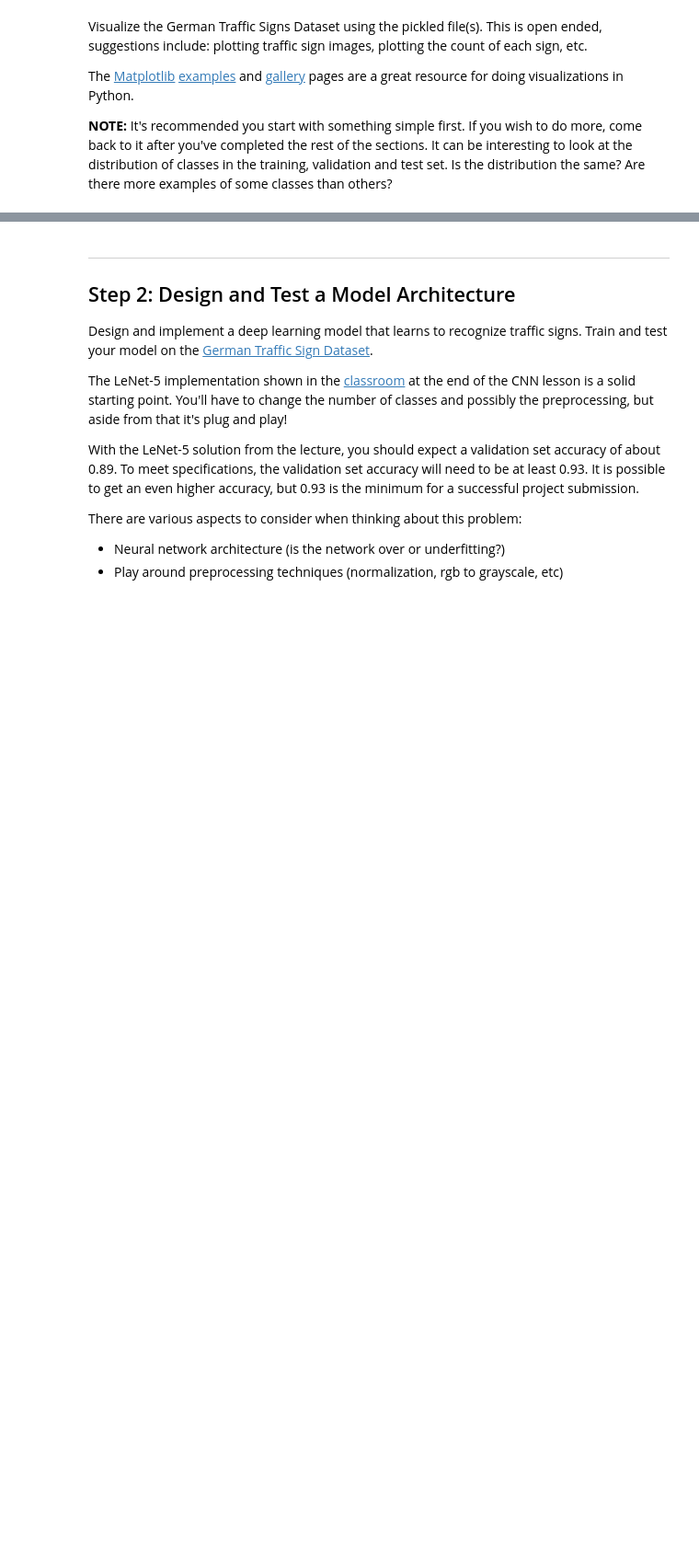
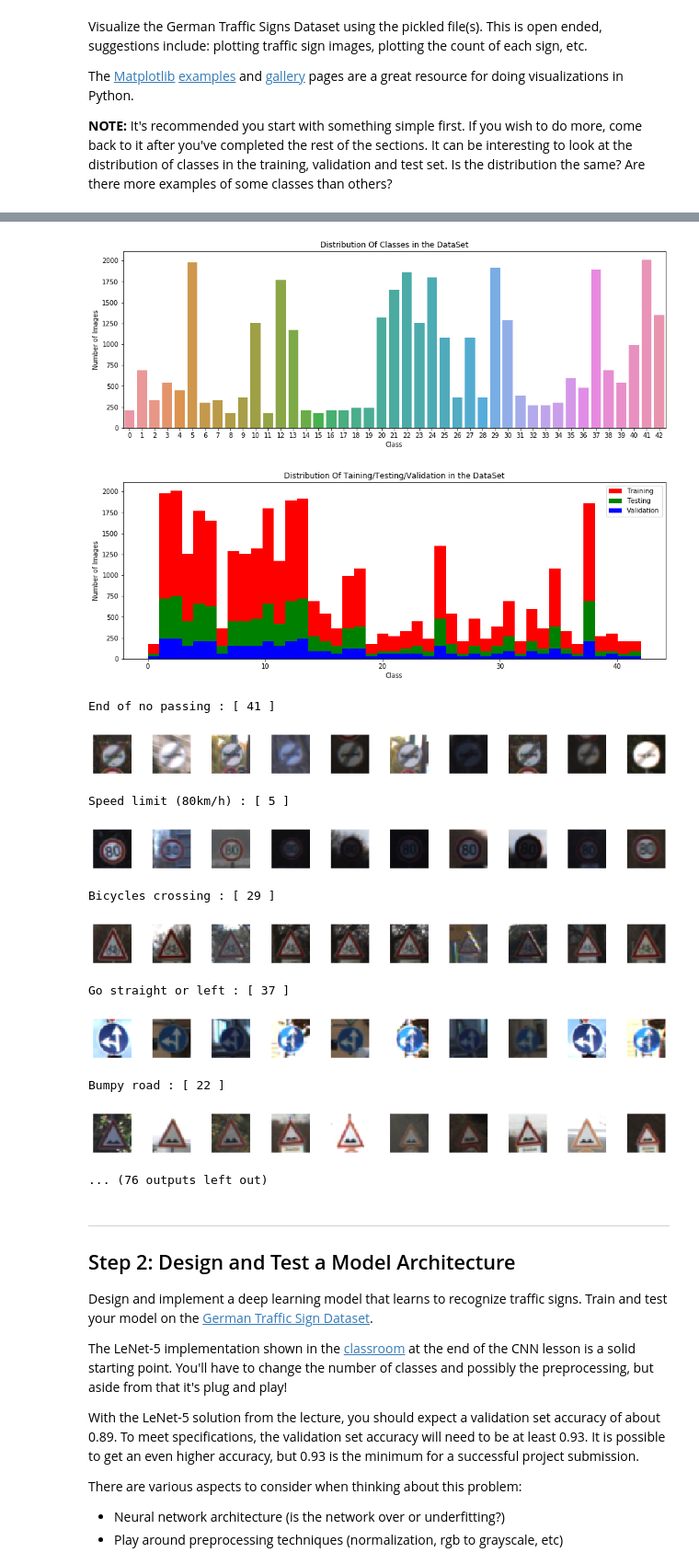
Before and after one commit to dringakn/CarND-Traffic-Sign-Classifier-Project, a Jupyter notebook: Traffic_Sign_Classifier.ipynb, the cells around one changed output, grey strips where cells are left out. Shown at 92% size. Cells and saved outputs as stored; diff of their text form; code cells hidden in the pictures; blank space fills up the shorter version.

```diff
--- a/Traffic_Sign_Classifier.ipynb
+++ b/Traffic_Sign_Classifier.ipynb
@@ -15,15 +15,15 @@
 # Load pickled data
 import pickle
 
-training_file = './data/train.p'
-validation_file= './data/valid.p'
-testing_file = './data/test.p'
+trainingFile = './data/train.p'
+validationFile= './data/valid.p'
+testingFile = './data/test.p'
 
-with open(training_file, mode='rb') as f:
+with open(trainingFile, mode='rb') as f:
     train = pickle.load(f)
-with open(validation_file, mode='rb') as f:
+with open(validationFile, mode='rb') as f:
     valid = pickle.load(f)
-with open(testing_file, mode='rb') as f:
+with open(testingFile, mode='rb') as f:
     test = pickle.load(f)
 
 X_train, y_train = train['features'], train['labels']
@@ -102,3 +82,65 @@ plt.show()
+# %%
+import matplotlib.pyplot as plt
+import random
+import seaborn as sns
+import numpy as np
+import pandas as pd
+import collections
+
+# Visualizations will be shown in the notebook.
+%matplotlib inline
+
+# Display classes histogram
+signNames = pd.read_csv("signnames.csv") # Load the sign names from the provided csv file
+df2 = pd.DataFrame.from_dict(collections.Counter(y_train), orient='index').reset_index() # Count classes
+df2 = df2.rename(columns={'index':'ClassId', 0:'Count'}) # Rename column name
+signNames['NumImages'] = df2['Count'] # Add Column 'Count'
+plt.figure(figsize=(15,5))
+sns.barplot(signNames['ClassId'].values, signNames['NumImages'].values, alpha=1.0)
+plt.xlabel('Class')
+plt.ylabel('Number of Images')
+plt.title("Distribution Of Classes in the DataSet")
+plt.show()
+
+# Display Taining/Testing/Validation histograms
+fig, ax = plt.subplots(figsize=(15,5))
+ax.hist(y_train, bins=n_classes, color='red')
+ax.hist(y_test, bins=n_classes, color='green')
+ax.hist(y_valid, bins=n_classes, color='blue')
+ax.legend(['Training','Testing','Validation'])
+plt.xlabel('Class')
+plt.ylabel('Number of Images')
+plt.title("Distribution Of Taining/Testing/Validation in the DataSet")
+plt.show()
+
+# Sort classes by ClassId, Most to least
+sortedDF = signNames.sort_values(by=['NumImages'], ascending=False)['ClassId'].values
+sortedDF
+for classID in sortedDF:
+    print (signNames.SignName[classID],':','[',classID,']')
+    implot = plt.figure(figsize=(15,1))
+    X_class = X_train[y_train==classID].squeeze()
+    rnd_idx = random.sample(range(len(X_class)), 10)
+    for i in range(10):
+        ax = implot.add_subplot(1, 10, i + 1)
+        ax.grid(False)
+        ax.axis('off')
+        ax.imshow(X_class[rnd_idx[i]])
+    plt.show()
+# %% [output]
+[figure, added]
+[figure, added]
+End of no passing : [ 41 ]
+[figure, added]
+Speed limit (80km/h) : [ 5 ]
+[figure, added]
+Bicycles crossing : [ 29 ]
+[figure, added]
+Go straight or left : [ 37 ]
+[figure, added]
+Bumpy road : [ 22 ]
+[figure, added]
+... (76 outputs left out)
 # %% [markdown]
 ----
 
```
Also changed, not shown: parts of 2 cells of this notebook.
